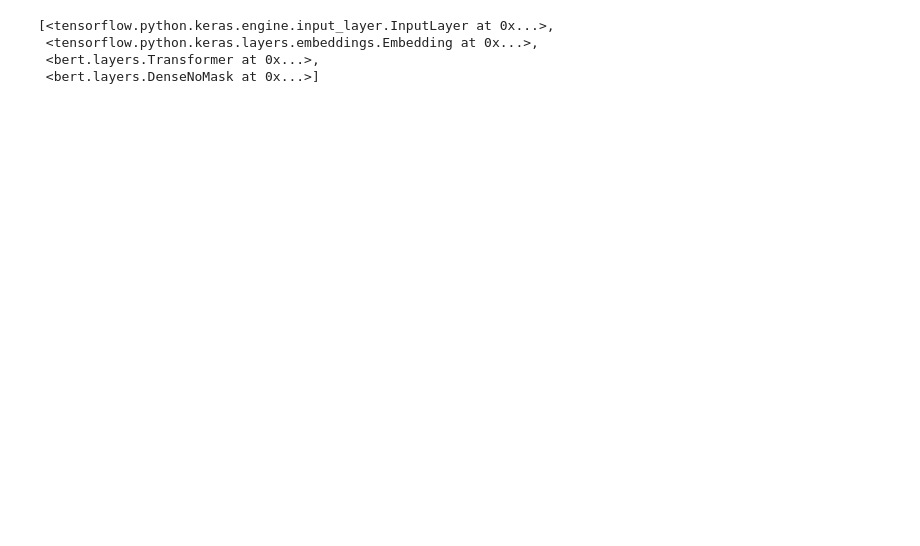
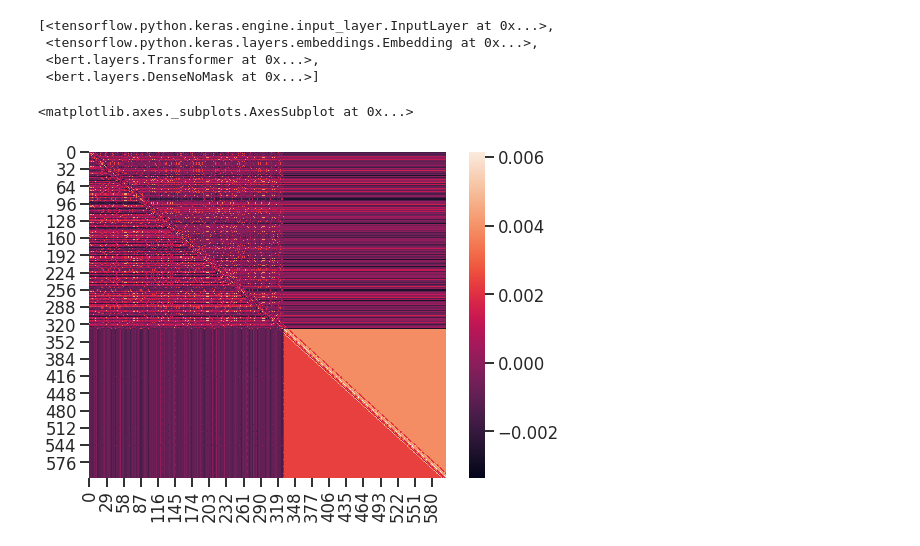
Before and after one commit to pstjohn/uniparc_modeling, a Jupyter notebook: check_progress.ipynb, the cells around one changed output. Cells and saved outputs as stored; diff of their text form; code cells hidden in the pictures; blank space fills up the shorter version.

```diff
--- a/check_progress.ipynb
+++ b/check_progress.ipynb
@@ -79,4 +86,4 @@ embeddings
 # %%
-inputs = tf.keras.Model(model.layers[0].input, model.layers[1].output)(masked_seq)
+inputs = tf.keras.Model(model.layers[1].input, model.layers[1].output)(masked_seq)
 # %%
 transformer = model.layers[-2]
@@ -96,0 +96,15 @@ attention_scores = attention_scores / tf.sqrt(float(self.units))  # [B,N,S,S]
+# %%
+input_shape = tf.shape(inputs) # [B, S, N*H]
+
+# query and key can be the same vector
+qk = self.transpose_scores(self.qk_layer(inputs))  # [B,N,S,H]
+value = self.transpose_scores(self.value_layer(inputs))  # [B,N,S,H]
+
+# Equation 1 of "Attention is all you need"
+attention_scores = self.calculate_attention(qk, input_shape)  # [B,N,S,S]
+# %%
+plt.figure(figsize=(8,6))
+sns.heatmap((attention_scores[0, 0]).numpy())
+# %% [output]
+<matplotlib.axes._subplots.AxesSubplot at 0x...>
+[figure, added]
```
Also changed, not shown: parts of 26 cells of this notebook, 7 other files.
